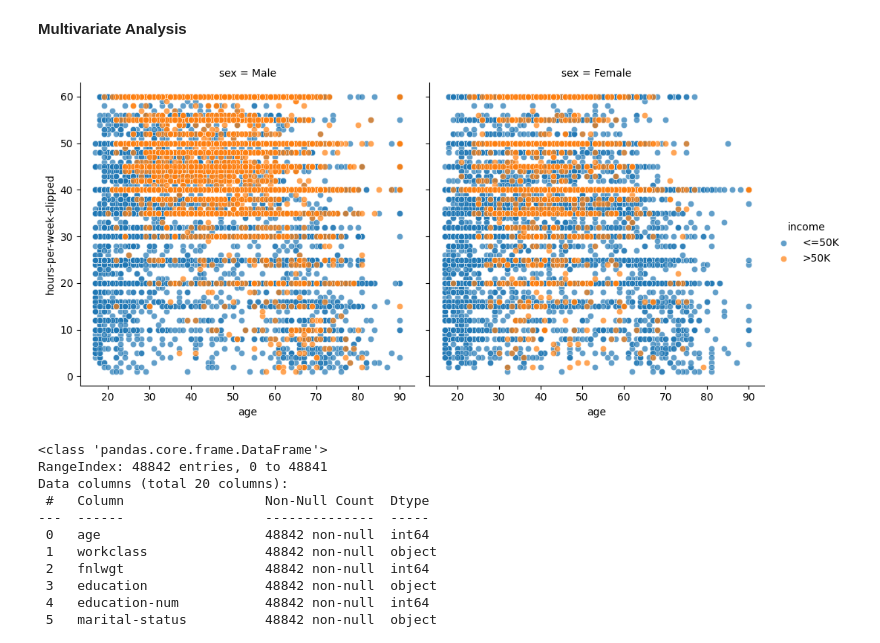
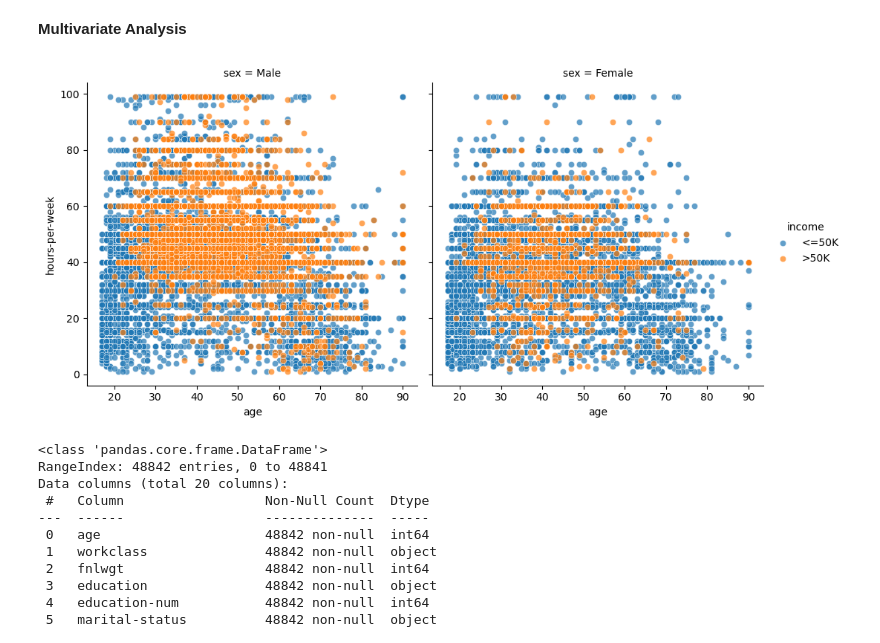
Before and after one commit to kmkri/ML_Assignments, a Jupyter notebook: ML_Assignments_Team2.ipynb, the cells around one changed output. Saved outputs shown, nothing was run; the diff lists cells and outputs as text; code cells hidden in the pictures.

```diff
--- a/ML_Assignments_Team2.ipynb
+++ b/ML_Assignments_Team2.ipynb
@@ -815,8 +767,0 @@ adult_df_cleaned[adult_df_cleaned['hours-per-week']>90][['workclass','occupation
-# %%
-#clipping the extreme values
-adult_df_cleaned['hours-per-week-clipped'] = adult_df_cleaned['hours-per-week'].clip(upper=adult_df_cleaned['hours-per-week'].quantile(0.95))
-
-#checking the skewness after clipping the extreme values
-sns.histplot(adult_df_cleaned['hours-per-week-clipped'], kde=True)
-plt.title('Distribution of hours-per-week-clipped')
-plt.show()
@@ -1452,11 +1391,11 @@ with each other.**
 # %%
 # Create a FacetGrid with age, hours_per_week, and income
 g = sns.FacetGrid(adult_df_cleaned, col="sex", hue="income", height=5)
-g.map(sns.scatterplot, "age", "hours-per-week-clipped", alpha=0.7)
+g.map(sns.scatterplot, "age", "hours-per-week", alpha=0.7)
 g.add_legend()
 plt.show()
 # %% [output]
-[figure, old version]
+[figure, new version]
 # %%
 adult_df_cleaned.info()
 # %% [output]
```
Also changed, not shown: parts of 14 cells of this notebook.
